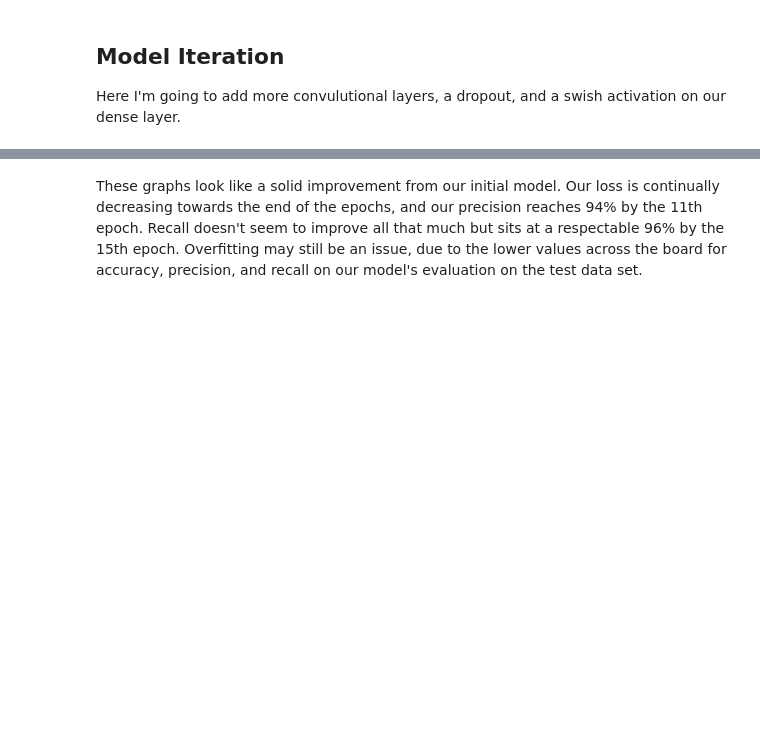
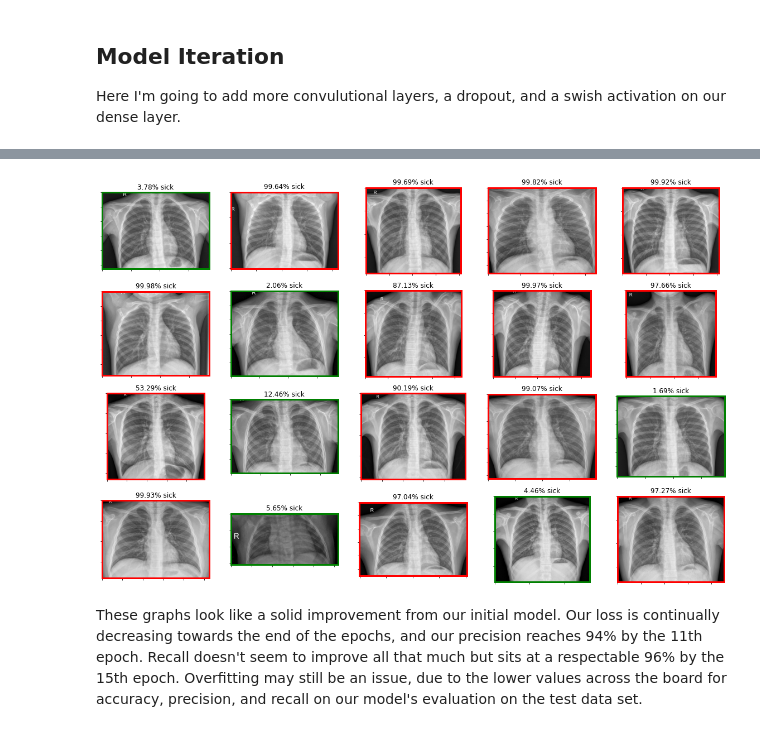
Before and after one commit to ewehmueller/xray-classification, a Jupyter notebook: image-classification.ipynb, the cells around one changed output, grey strips where cells are left out. Cells and saved outputs as stored; diff of their text form; code cells hidden in the pictures; blank space fills up the shorter version.

Commit message:
Evalution visualization

```diff
--- a/image-classification.ipynb
+++ b/image-classification.ipynb
@@ -345,0 +346,2 @@ test_acc2 = model2.evaluate(test_generator, steps= 20)
+# %%
+confidence_array = model2.predict(test_generator)
@@ -346,3 +370,66 @@ test_acc2 = model2.evaluate(test_generator, steps= 20)
+# %%
+
+    #f = plt.figure(figsize=(15,15))
+    #f, axarr = plt.subplots(3,5)
+    #a_norm = f.add_subplot(1,2,1)
+    #img_plot = plt.imshow(img)
+    #axarr.set_title("Normal")
+
+    w = 10
+    h = 10
+    fig = plt.figure(figsize=(20, 13))
+    columns = 5
+    rows = 4
+
+    # prep (x,y) for extra plotting
+    xs = np.linspace(0, 2*np.pi, 60)  # from 0 to 2pi
+    ys = np.abs(np.sin(xs))           # absolute of sine
+
+    # ax enables access to manipulate each of subplots
+    ax = []
+
+    #for i in range(columns*rows):
+        #img = np.random.randint(10, size=(h,w))
+    index = 0
+    for filename in test_generator.filepaths[:20]:
+        img = Image.open(filename).convert('1')
+        # create subplot and append to ax
+        ax.append( fig.add_subplot(rows, columns, index+1))
+
+        sick_pct = round(confidence_array[index][0]*100,2)
+        string_title = ""
+        if (sick_pct > 50):
+            string_title = str(sick_pct)+"% sick"
+            ax[-1].spines['bottom'].set_color('red')
+            ax[-1].spines['top'].set_color('red')
+            ax[-1].spines['right'].set_color('red')
+            ax[-1].spines['left'].set_color('red')
+        else:
+            string_title = str(sick_pct)+"% sick"
+            ax[-1].spines['bottom'].set_color('green')
+            ax[-1].spines['top'].set_color('green')
+            ax[-1].spines['right'].set_color('green')
+            ax[-1].spines['left'].set_color('green')
+
+        for axis in ['top','bottom','left','right']:
+          ax[-1].spines[axis].set_linewidth(3)
+
+        ax[-1].set_title(string_title)  # set title
+        ax[-1].set_yticklabels([])
+        ax[-1].set_xticklabels([])
+
+        #ax.
+        plt.imshow(img)
+        index= index+1
+
+    # do extra plots on selected axes/subplots
+    # note: index starts with 0
+    #ax[2].plot(xs, 3*ys)
+    #ax[19].plot(ys**2, xs)
+
+    plt.show()  # finally, render the plot
+# %% [output]
+[figure, added]
 # %% [markdown]
 
 These graphs look like a solid improvement from our initial model. Our loss is continually decreasing towards the end of the epochs, and our precision reaches 94% by the 11th epoch. Recall doesn't seem to improve all that much but sits at a respectable 96% by the 15th epoch.  Overfitting may still be an issue, due to the lower values across the board for accuracy, precision, and recall on our model's evaluation on the test data set.
```
Also changed, not shown: parts of 12 cells of this notebook.
